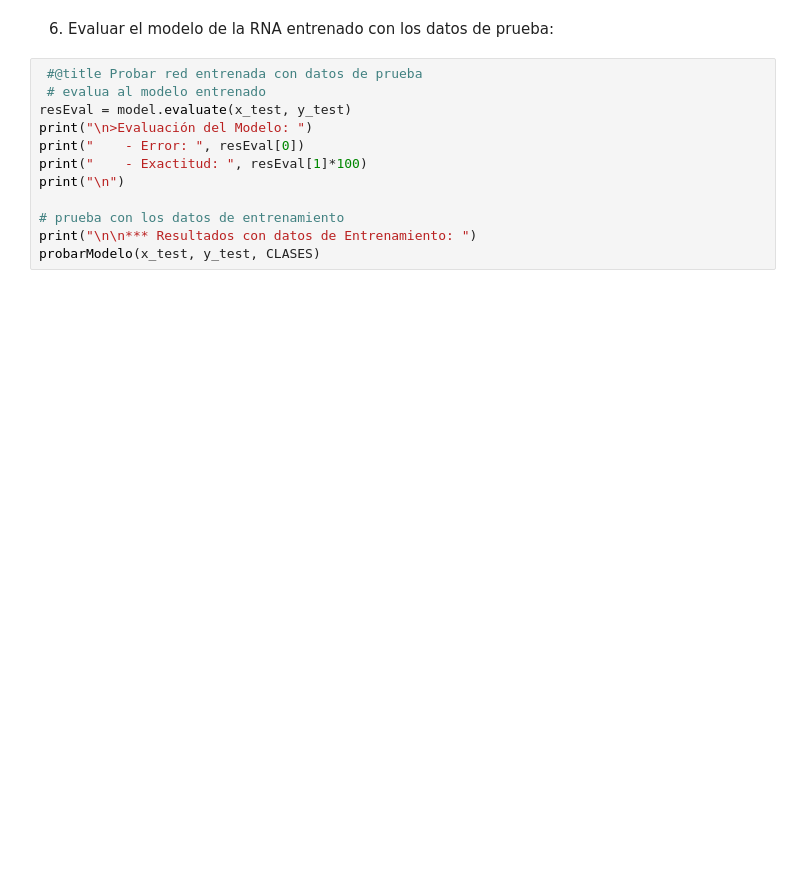
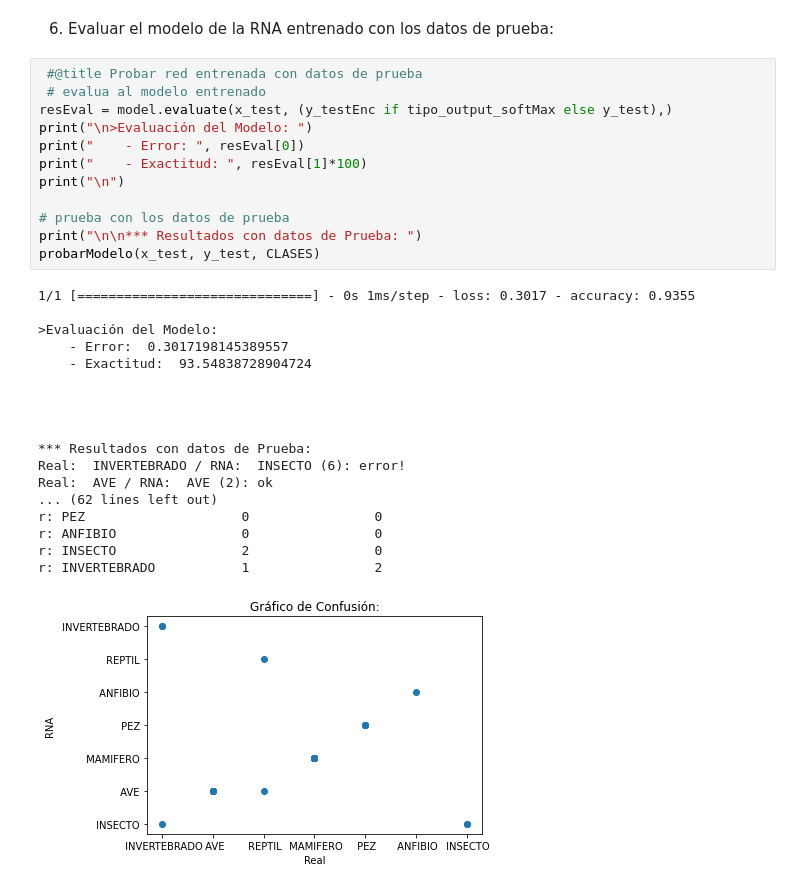
Before and after one commit to PGP-MachineLearning/demoANIMALES, a Jupyter notebook: datos RNA MLP ANIMALES (Keras).ipynb, the cells around one changed output. Drawn from its saved outputs; the diff is of its cells as text; blank space fills up the shorter version.

```diff
--- a/datos RNA MLP ANIMALES (Keras).ipynb
+++ b/datos RNA MLP ANIMALES (Keras).ipynb
@@ -215,12 +431,31 @@ probarModelo(x_train, y_train, CLASES)
 # %%
  #@title Probar red entrenada con datos de prueba
  # evalua al modelo entrenado
-resEval = model.evaluate(x_test, y_test)
+resEval = model.evaluate(x_test, (y_testEnc if tipo_output_softMax else y_test),)
 print("\n>Evaluación del Modelo: ")
 print("    - Error: ", resEval[0])
 print("    - Exactitud: ", resEval[1]*100)
 print("\n")
 
-# prueba con los datos de entrenamiento
-print("\n\n*** Resultados con datos de Entrenamiento: ")
+# prueba con los datos de prueba
+print("\n\n*** Resultados con datos de Prueba: ")
 probarModelo(x_test, y_test, CLASES)
+# %% [output]
+1/1 [==============================] - 0s 1ms/step - loss: 0.3017 - accuracy: 0.9355
+
+>Evaluación del Modelo:
+    - Error:  0.3017198145389557
+    - Exactitud:  93.54838728904724
+
+
+
+
+*** Resultados con datos de Prueba:
+Real:  INVERTEBRADO / RNA:  INSECTO (6): error!
+Real:  AVE / RNA:  AVE (2): ok
+... (62 lines left out)
+r: PEZ                    0                0
+r: ANFIBIO                0                0
+r: INSECTO                2                0
+r: INVERTEBRADO           1                2
+[figure, added]
```
Also changed, not shown: parts of 13 cells of this notebook, 7 other files.
